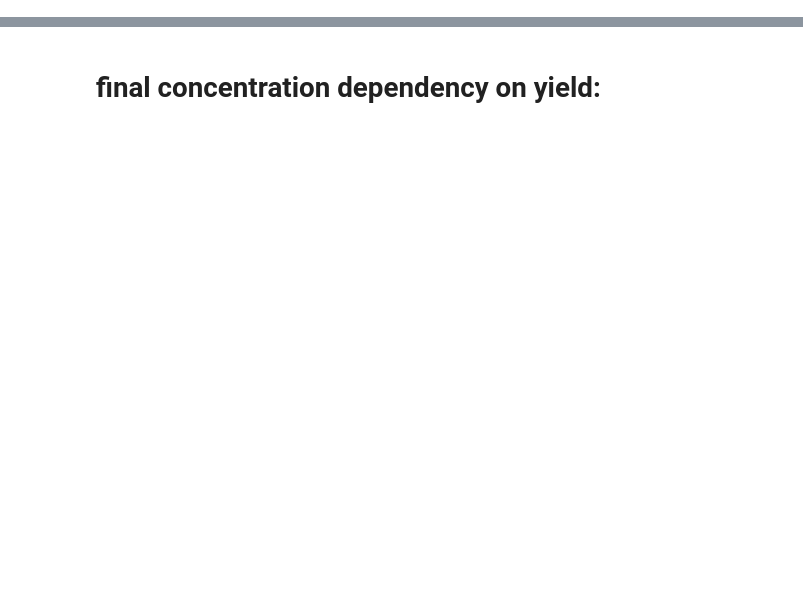
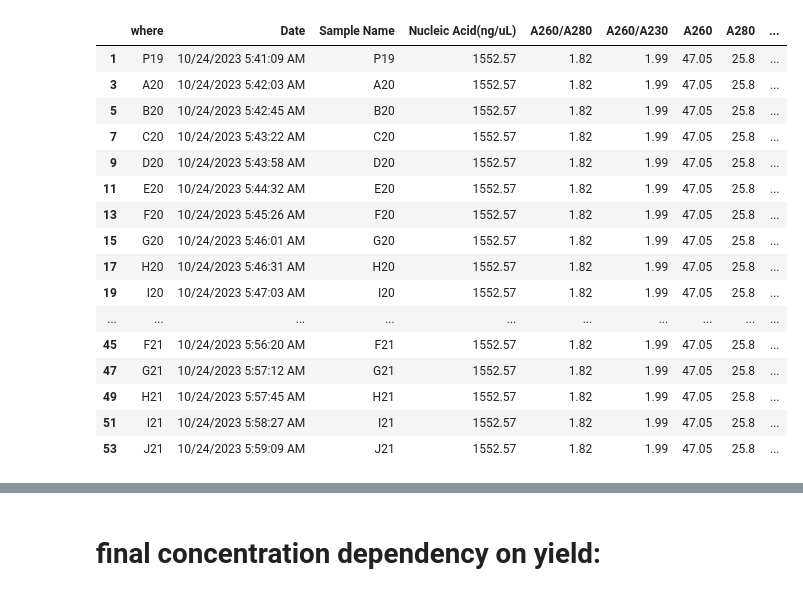
Before and after one commit to radical-subject/gene_synthesis_automatization_tools, a Jupyter notebook: MAIN_PIPELINE/MAIN_PIPELINE.ipynb, the cells around one changed output, grey strips where cells are left out. Cells and saved outputs as stored; diff of their text form; code cells hidden in the pictures; blank space fills up the shorter version.

```diff
--- a/MAIN_PIPELINE/MAIN_PIPELINE.ipynb
+++ b/MAIN_PIPELINE/MAIN_PIPELINE.ipynb
@@ -258,26 +261,44 @@ possible_pool_names
 # %%
 for i in df.columns:
     try:
         df[i] = df[i].str.replace(',', '.').astype(float)
     except:
         pass
 
 df['monoisotopic_mass'] = df['monoisotopic_mass'].astype(float)
 df["pM/mkl"] = 1000*df['Nucleic Acid(ng/uL)']/df['monoisotopic_mass']
 # df=df.dropna()
 
 """
 ATTENTION!!! HERE YOU CAN CHANGE POOL NAME!!!
 """
 
-pool_1 = "SUMO_F0-"
+pool_1 = "Unnamedsequence_F0-"
 
 POOL_NAME=pool_1
 
 df = df[df["code"].str.contains(f'{POOL_NAME}\d+')]
 df = df.loc[0:53]
 
 df
+# %% [output]
+|  | where | Date | Sample Name | Nucleic Acid(ng/uL) | A260/A280 | A260/A230 | A260 | A280 | ... |
+| 1 | P19 | 10/24/2023 5:41:09 AM | P19 | 1552.57 | 1.82 | 1.99 | 47.05 | 25.8 | ... |
+| 3 | A20 | 10/24/2023 5:42:03 AM | A20 | 1552.57 | 1.82 | 1.99 | 47.05 | 25.8 | ... |
+| 5 | B20 | 10/24/2023 5:42:45 AM | B20 | 1552.57 | 1.82 | 1.99 | 47.05 | 25.8 | ... |
+| 7 | C20 | 10/24/2023 5:43:22 AM | C20 | 1552.57 | 1.82 | 1.99 | 47.05 | 25.8 | ... |
+| 9 | D20 | 10/24/2023 5:43:58 AM | D20 | 1552.57 | 1.82 | 1.99 | 47.05 | 25.8 | ... |
+| 11 | E20 | 10/24/2023 5:44:32 AM | E20 | 1552.57 | 1.82 | 1.99 | 47.05 | 25.8 | ... |
+| 13 | F20 | 10/24/2023 5:45:26 AM | F20 | 1552.57 | 1.82 | 1.99 | 47.05 | 25.8 | ... |
+| 15 | G20 | 10/24/2023 5:46:01 AM | G20 | 1552.57 | 1.82 | 1.99 | 47.05 | 25.8 | ... |
+| 17 | H20 | 10/24/2023 5:46:31 AM | H20 | 1552.57 | 1.82 | 1.99 | 47.05 | 25.8 | ... |
+| 19 | I20 | 10/24/2023 5:47:03 AM | I20 | 1552.57 | 1.82 | 1.99 | 47.05 | 25.8 | ... |
+| ... | ... | ... | ... | ... | ... | ... | ... | ... | ... |
+| 45 | F21 | 10/24/2023 5:56:20 AM | F21 | 1552.57 | 1.82 | 1.99 | 47.05 | 25.8 | ... |
+| 47 | G21 | 10/24/2023 5:57:12 AM | G21 | 1552.57 | 1.82 | 1.99 | 47.05 | 25.8 | ... |
+| 49 | H21 | 10/24/2023 5:57:45 AM | H21 | 1552.57 | 1.82 | 1.99 | 47.05 | 25.8 | ... |
+| 51 | I21 | 10/24/2023 5:58:27 AM | I21 | 1552.57 | 1.82 | 1.99 | 47.05 | 25.8 | ... |
+| 53 | J21 | 10/24/2023 5:59:09 AM | J21 | 1552.57 | 1.82 | 1.99 | 47.05 | 25.8 | ... |
 # %%
 """
 смотрим распределение по корзинам
```
Also changed, not shown: parts of 15 cells of this notebook, 12 other files.
